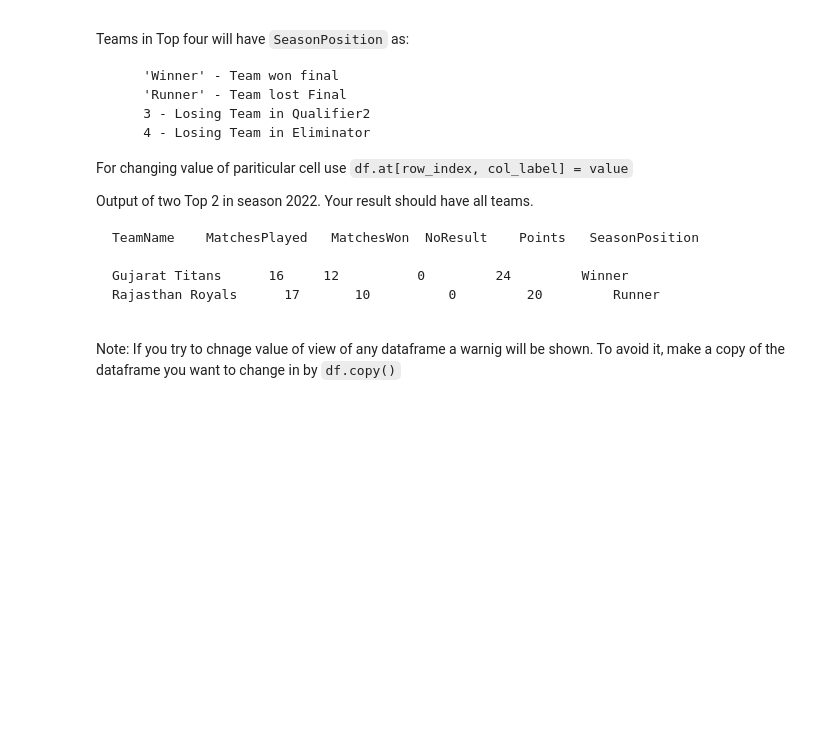
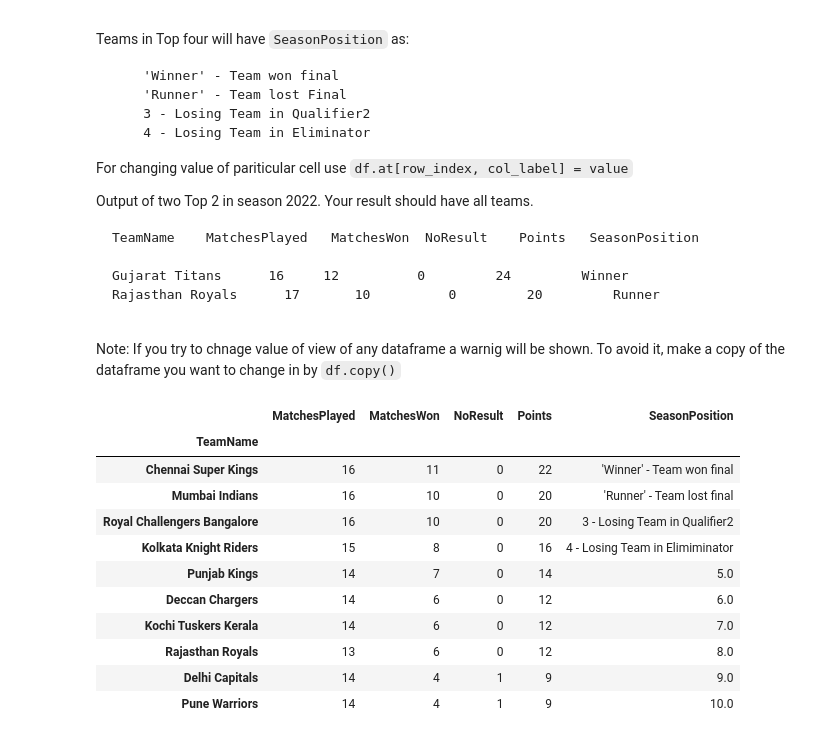
Before and after one commit to rishabhk1501/Data-Analytics-Tasks, a Jupyter notebook: session_18_tasks_soln.ipynb, the cells around one changed output. Cells and saved outputs as stored; diff of their text form; code cells hidden in the pictures; blank space fills up the shorter version.

```diff
--- a/session_18_tasks_soln.ipynb
+++ b/session_18_tasks_soln.ipynb
@@ -1131,0 +1130,4 @@ Points_Table('2018')
+# %%
+ser = pd.Series(list(Points_Table('2018')['Points']), index = list(Points_Table('2018')['Points'].index))
+# %%
+rank = ser.rank(ascending=False)
@@ -1159,0 +1222,15 @@ Note: If you try to chnage value of view of any dataframe a warnig will be shown
+# %%
+Points_Table('2011')
+# %% [output]
+|  | MatchesPlayed | MatchesWon | NoResult | Points | SeasonPosition |
+| TeamName |  |  |  |  |  |
+| Chennai Super Kings | 16 | 11 | 0 | 22 | 'Winner' - Team won final |
+| Mumbai Indians | 16 | 10 | 0 | 20 | 'Runner' - Team lost final |
+| Royal Challengers Bangalore | 16 | 10 | 0 | 20 | 3 - Losing Team in Qualifier2 |
+| Kolkata Knight Riders | 15 | 8 | 0 | 16 | 4 - Losing Team in Elimiminator |
+| Punjab Kings | 14 | 7 | 0 | 14 | 5.0 |
+| Deccan Chargers | 14 | 6 | 0 | 12 | 6.0 |
+| Kochi Tuskers Kerala | 14 | 6 | 0 | 12 | 7.0 |
+| Rajasthan Royals | 13 | 6 | 0 | 12 | 8.0 |
+| Delhi Capitals | 14 | 4 | 1 | 9 | 9.0 |
+| Pune Warriors | 14 | 4 | 1 | 9 | 10.0 |
```
Also changed, not shown: parts of 5 cells of this notebook.
